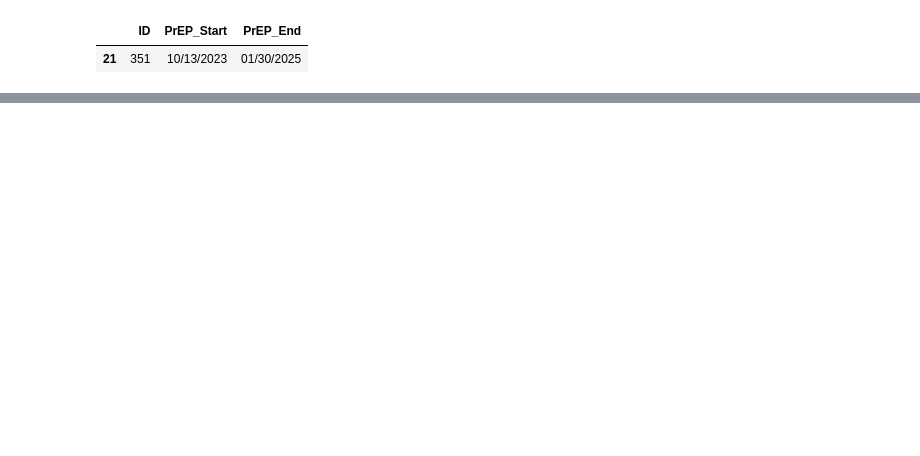
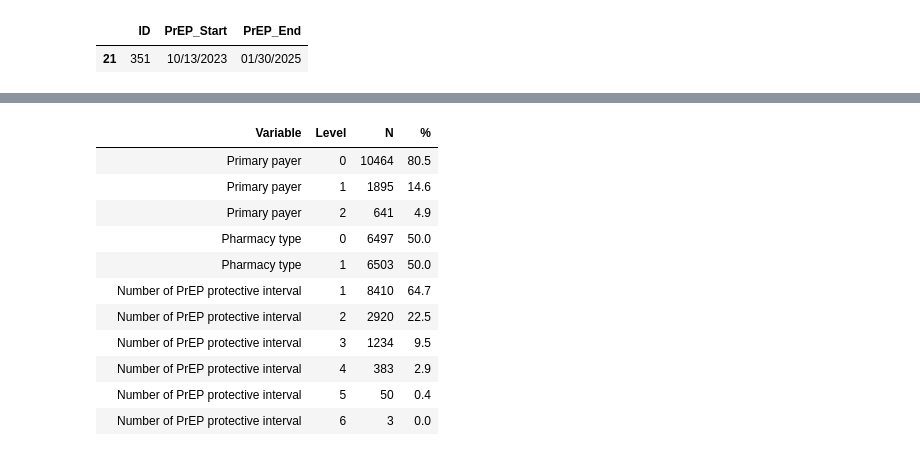
Before and after one commit to ynchen08/PrEP-Traj-Clustering, a Jupyter notebook: Programs/Descriptive_Stats_Orig.ipynb, the cells around one changed output, grey strips where cells are left out. Saved outputs shown, nothing was run; the diff lists cells and outputs as text; code cells hidden in the pictures; blank space fills up the shorter version.

```diff
--- a/Programs/Descriptive_Stats_Orig.ipynb
+++ b/Programs/Descriptive_Stats_Orig.ipynb
@@ -202,6 +132,0 @@ Tab_Lens_orig
-# %%
-#Categorical distribution of number of PrEP prescription interval
-freq=dict(cl.Counter(Num_Protect_Int))
-Tab_ProtectInt_orig = pd.DataFrame(list(freq.items()),columns = ['Number of PrEP protective interval','N']).sort_values(by=['Number of PrEP protective interval'])
-Tab_ProtectInt_orig['%']=np.around(Tab_ProtectInt_orig['N']/len(Num_Protect_Int)*100,1)
-Tab_ProtectInt_orig
@@ -215,0 +153,5 @@ Tab_ProtectInt_orig
+# %%
+colnames=PERSON_DATA.columns.values.tolist()
+colnames.remove('ID')
+cat_vars=list(colnames[i] for i in [1,3])
+cont_vars=list(var for var in colnames if var not in cat_vars)
@@ -215,0 +213,15 @@ Tab_ProtectInt_orig
+# %%
+univar_cat_orig
+# %% [output]
+|  | Variable | Level | N | % |
+|  | Primary payer | 0 | 10464 | 80.5 |
+|  | Primary payer | 1 | 1895 | 14.6 |
+|  | Primary payer | 2 | 641 | 4.9 |
+|  | Pharmacy type | 0 | 6497 | 50.0 |
+|  | Pharmacy type | 1 | 6503 | 50.0 |
+|  | Number of PrEP protective interval | 1 | 8410 | 64.7 |
+|  | Number of PrEP protective interval | 2 | 2920 | 22.5 |
+|  | Number of PrEP protective interval | 3 | 1234 | 9.5 |
+|  | Number of PrEP protective interval | 4 | 383 | 2.9 |
+|  | Number of PrEP protective interval | 5 | 50 | 0.4 |
+|  | Number of PrEP protective interval | 6 | 3 | 0.0 |
```
Also changed, not shown: parts of 26 cells of this notebook, 39 other files.
